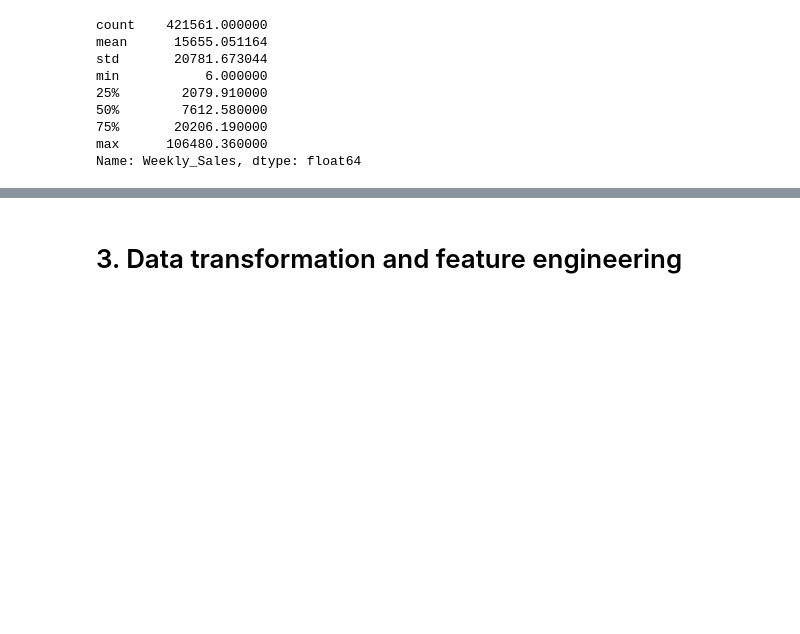
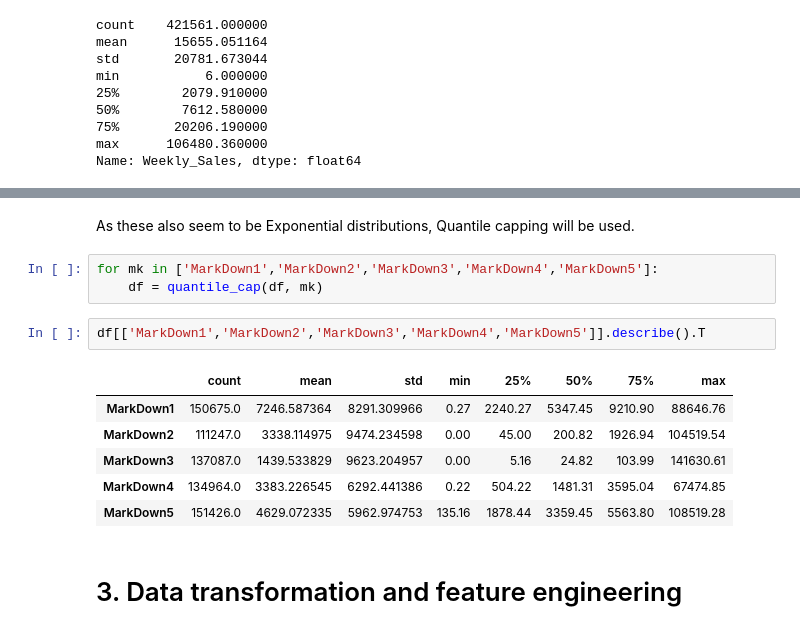
Before and after one commit to CoMa95/Retail-Sales-Analytics, a Jupyter notebook: jupyter_notebooks/project_workbook.ipynb, the cells around one changed output, grey strips where cells are left out. Cells and saved outputs as stored; diff of their text form; blank space fills up the shorter version.

```diff
--- a/jupyter_notebooks/project_workbook.ipynb
+++ b/jupyter_notebooks/project_workbook.ipynb
@@ -642,3 +665,17 @@ Name: Weekly_Sales, dtype: float64
+# %% [markdown]
+As these also seem to be Exponential distributions, Quantile capping will be used.
+# %%
+for mk in ['MarkDown1','MarkDown2','MarkDown3','MarkDown4','MarkDown5']:
+    df = quantile_cap(df, mk)
+# %%
+df[['MarkDown1','MarkDown2','MarkDown3','MarkDown4','MarkDown5']].describe().T
+# %% [output]
+|  | count | mean | std | min | 25% | 50% | 75% | max |
+| MarkDown1 | 150675.0 | 7246.587364 | 8291.309966 | 0.27 | 2240.27 | 5347.45 | 9210.90 | 88646.76 |
+| MarkDown2 | 111247.0 | 3338.114975 | 9474.234598 | 0.00 | 45.00 | 200.82 | 1926.94 | 104519.54 |
+| MarkDown3 | 137087.0 | 1439.533829 | 9623.204957 | 0.00 | 5.16 | 24.82 | 103.99 | 141630.61 |
+| MarkDown4 | 134964.0 | 3383.226545 | 6292.441386 | 0.22 | 504.22 | 1481.31 | 3595.04 | 67474.85 |
+| MarkDown5 | 151426.0 | 4629.072335 | 5962.974753 | 135.16 | 1878.44 | 3359.45 | 5563.80 | 108519.28 |
 # %% [markdown]
 # 3. Data transformation and feature engineering
 # %% [markdown]
```
Also changed, not shown: parts of 3 cells of this notebook.
